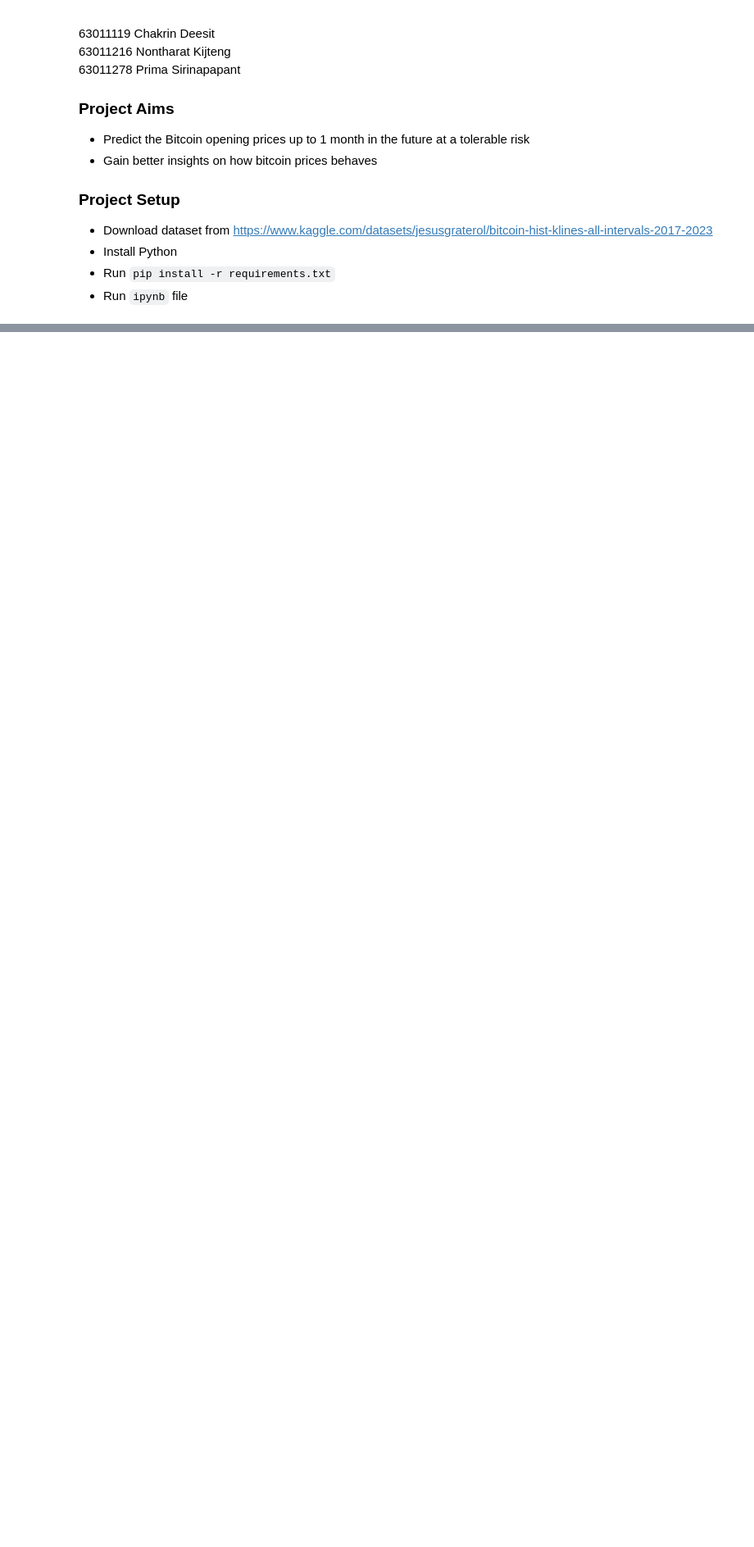
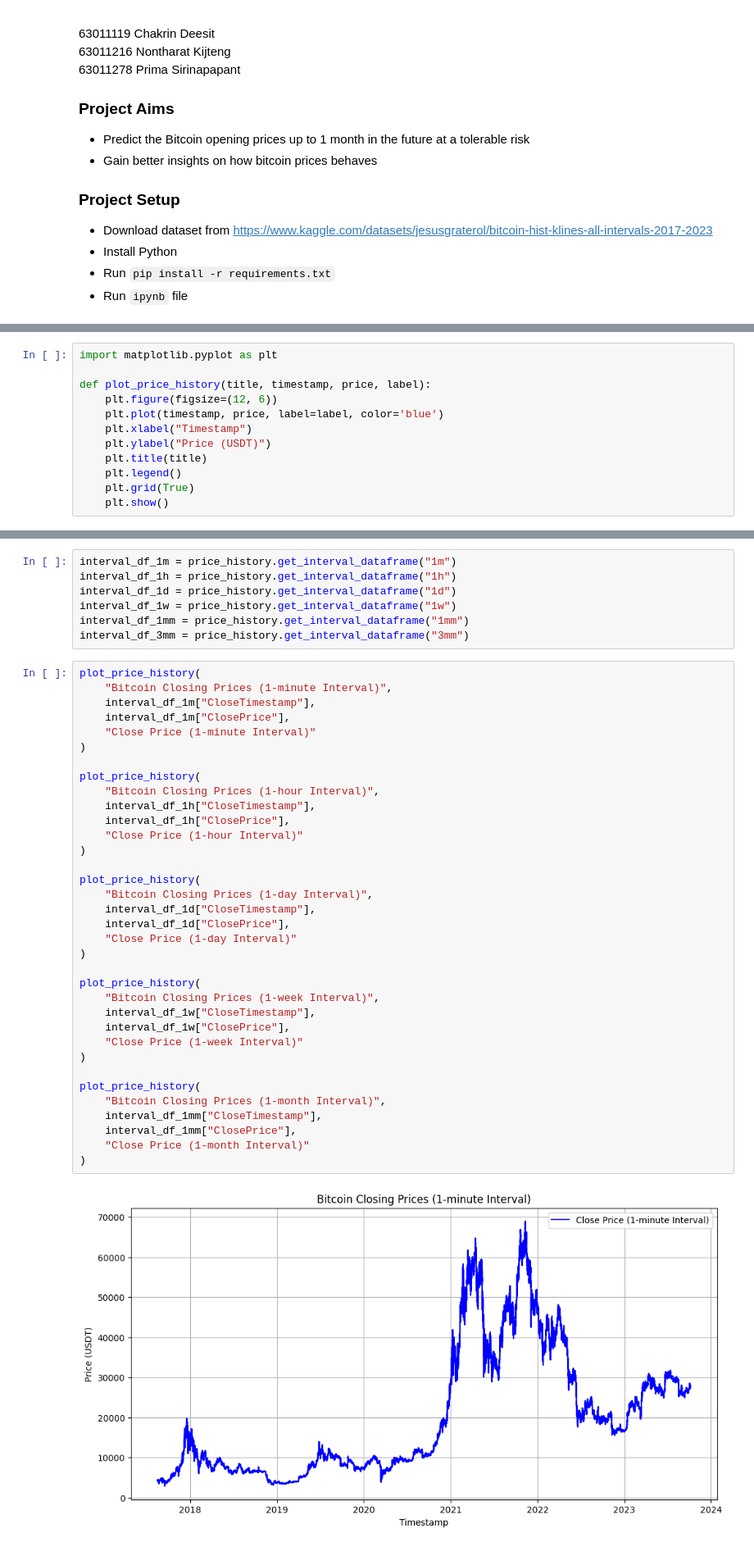
Before and after one commit to deeckn/bitcoin-predictions, a Jupyter notebook: main.ipynb, the cells around one changed output, grey strips where cells are left out. Shown at 82% size. Cells and saved outputs as stored; diff of their text form; blank space fills up the shorter version.

```diff
--- a/main.ipynb
+++ b/main.ipynb
@@ -218,0 +28,12 @@ plot_candlestick_chart("Bitcoin Price (3-months Interval)", interval_df_3mm)
+# %%
+import matplotlib.pyplot as plt
+
+def plot_price_history(title, timestamp, price, label):
+    plt.figure(figsize=(12, 6))
+    plt.plot(timestamp, price, label=label, color='blue')
+    plt.xlabel("Timestamp")
+    plt.ylabel("Price (USDT)")
+    plt.title(title)
+    plt.legend()
+    plt.grid(True)
+    plt.show()
@@ -218,0 +63,44 @@ plot_candlestick_chart("Bitcoin Price (3-months Interval)", interval_df_3mm)
+# %%
+interval_df_1m = price_history.get_interval_dataframe("1m")
+interval_df_1h = price_history.get_interval_dataframe("1h")
+interval_df_1d = price_history.get_interval_dataframe("1d")
+interval_df_1w = price_history.get_interval_dataframe("1w")
+interval_df_1mm = price_history.get_interval_dataframe("1mm")
+interval_df_3mm = price_history.get_interval_dataframe("3mm")
+# %%
+plot_price_history(
+    "Bitcoin Closing Prices (1-minute Interval)",
+    interval_df_1m["CloseTimestamp"],
+    interval_df_1m["ClosePrice"],
+    "Close Price (1-minute Interval)"
+)
+
+plot_price_history(
+    "Bitcoin Closing Prices (1-hour Interval)",
+    interval_df_1h["CloseTimestamp"],
+    interval_df_1h["ClosePrice"],
+    "Close Price (1-hour Interval)"
+)
+
+plot_price_history(
+    "Bitcoin Closing Prices (1-day Interval)",
+    interval_df_1d["CloseTimestamp"],
+    interval_df_1d["ClosePrice"],
+    "Close Price (1-day Interval)"
+)
+
+plot_price_history(
+    "Bitcoin Closing Prices (1-week Interval)",
+    interval_df_1w["CloseTimestamp"],
+    interval_df_1w["ClosePrice"],
+    "Close Price (1-week Interval)"
+)
+
+plot_price_history(
+    "Bitcoin Closing Prices (1-month Interval)",
+    interval_df_1mm["CloseTimestamp"],
+    interval_df_1mm["ClosePrice"],
+    "Close Price (1-month Interval)"
+)
+# %% [output]
+[figure, added]
```
Also changed, not shown: parts of 38 cells of this notebook.
